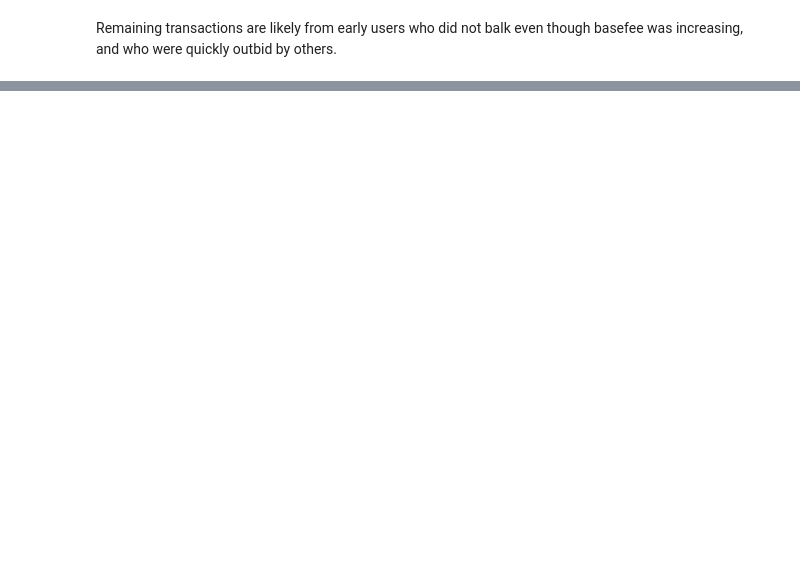
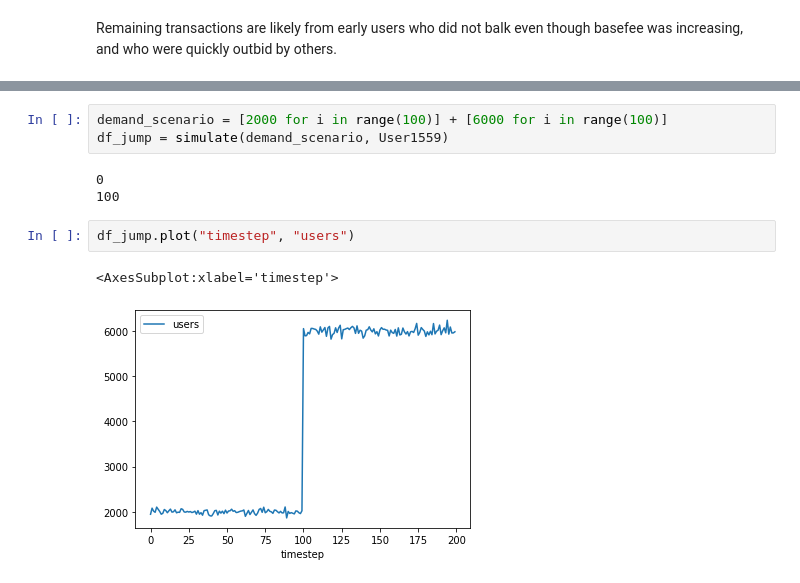
Before and after one commit to ethereum/abm1559, a Jupyter notebook: notebooks/stationary1559.ipynb, the cells around one changed output, grey strips where cells are left out. Saved outputs shown, nothing was run; the diff lists cells and outputs as text; blank space fills up the shorter version.

```diff
--- a/notebooks/stationary1559.ipynb
+++ b/notebooks/stationary1559.ipynb
@@ -152,0 +168,11 @@ Remaining transactions are likely from early users who did not balk even though
+# %%
+demand_scenario = [2000 for i in range(100)] + [6000 for i in range(100)]
+df_jump = simulate(demand_scenario, User1559)
+# %% [output]
+0
+100
+# %%
+df_jump.plot("timestep", "users")
+# %% [output]
+<AxesSubplot:xlabel='timestep'>
+[figure, added]
```
Also changed, not shown: parts of 19 cells of this notebook, 2 other files.
